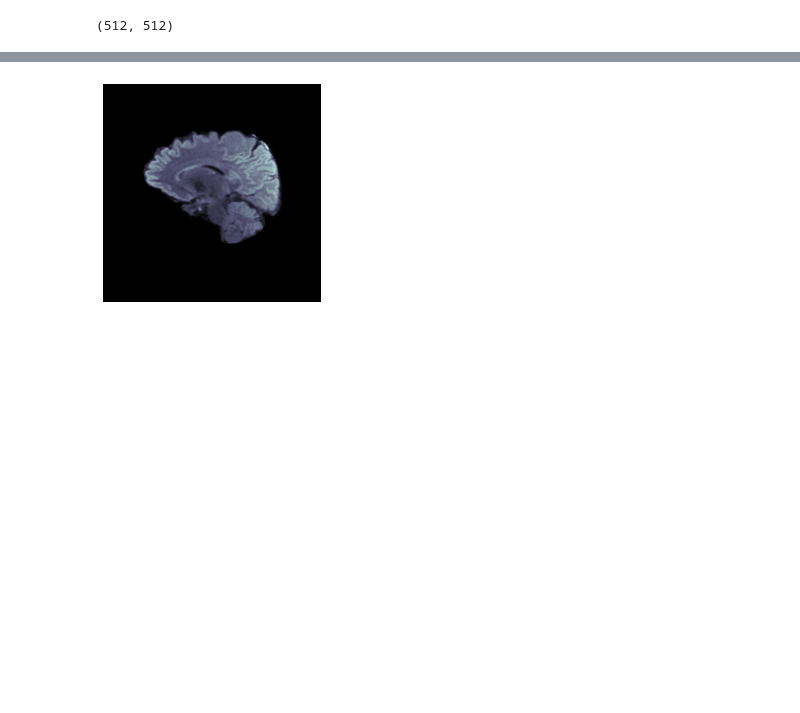
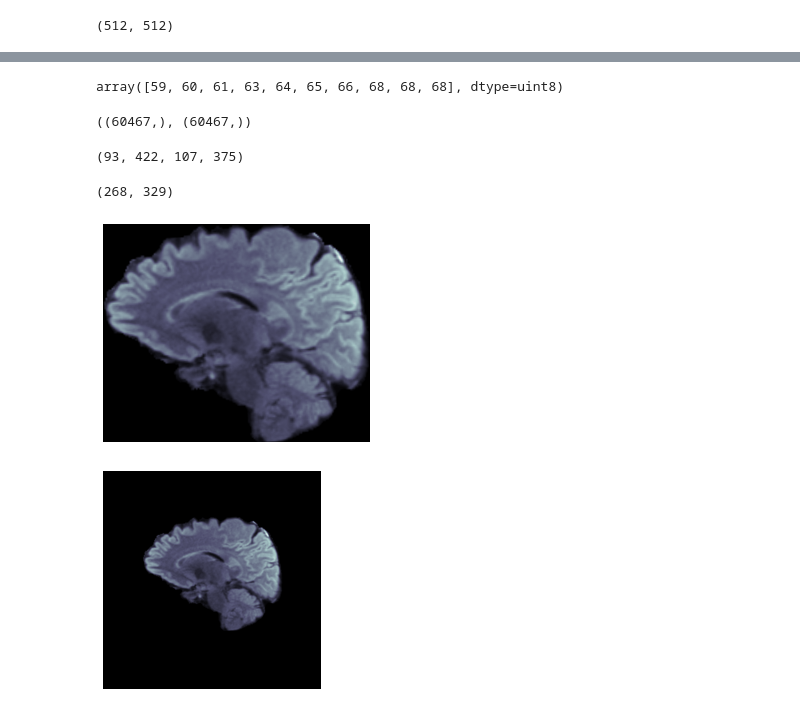
Before and after one commit to MIchaelKa/rsna-brain-tumor, a Jupyter notebook: rsna-brain-tumor-eda.ipynb, the cells around one changed output, grey strips where cells are left out. Drawn from its saved outputs; the diff is of its cells as text; code cells hidden in the pictures; blank space fills up the shorter version.

Commit message:
[local] Crop images, removing black pixels from the side

```diff
--- a/rsna-brain-tumor-eda.ipynb
+++ b/rsna-brain-tumor-eda.ipynb
@@ -95,2 +101,10 @@ np.array(image).shape
+# %%
+np.array(image)[256,256:266]
+# %% [output]
+array([59, 60, 61, 63, 64, 65, 66, 68, 68, 68], dtype=uint8)
 # %%
 # image
+a, b = np.where(image)
+a.shape, b.shape
+# %% [output]
+((60467,), (60467,))
@@ -100,3 +111,23 @@ np.array(image).shape
+# %%
+rows, cols = np.nonzero(image)
+
+xmin = np.min(cols)
+xmax = np.max(cols)
+ymin = np.min(rows)
+ymax = np.max(rows)
+
+xmin, xmax, ymin, ymax
+# %% [output]
+(93, 422, 107, 375)
+# %%
+image_crop = np.array(image)[ymin:ymax, xmin:xmax]
+image_crop.shape
+# %% [output]
+(268, 329)
+# %%
+show_image(image_crop)
+# %% [output]
+[figure, added]
 # %%
 def show_image(image):
     # plt.figure(figsize=(5,5))
```
Also changed, not shown: parts of 14 cells of this notebook, 2 other files.
